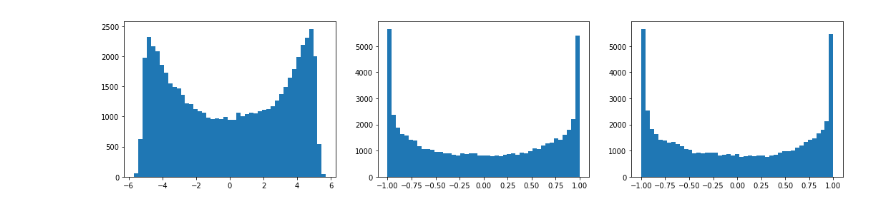
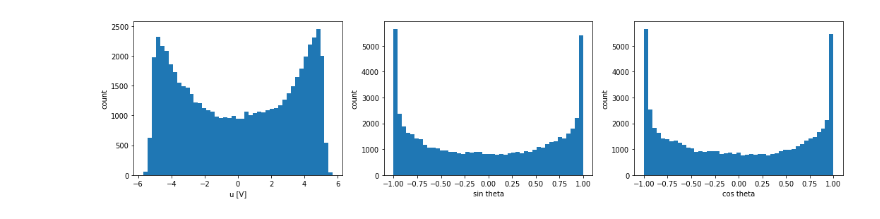
Before and after one commit to Mixxxxx358/NonlinearController, a Jupyter notebook: physical_nmpc_test.ipynb, the cells around one changed output. Drawn from its saved outputs; the diff is of its cells as text; code cells hidden in the pictures.

```diff
--- a/physical_nmpc_test.ipynb
+++ b/physical_nmpc_test.ipynb
@@ -253,11 +202,17 @@ range
 # %%
 fig = plt.figure(figsize=(18,4))
 plt.subplot(1,3,1)
 plt.hist(log_w[0,:], 45)
+plt.xlabel("u [V]")
+plt.ylabel("count")
 plt.subplot(1,3,2)
 plt.hist(log_q[0,:], 45)
+plt.xlabel("sin theta")
+plt.ylabel("count")
 plt.subplot(1,3,3)
 plt.hist(log_q[1,:], 45)
+plt.xlabel("cos theta")
+plt.ylabel("count")
 plt.show()
 # %% [output]
-[figure, old version]
+[figure, new version]
```
Also changed, not shown: parts of 12 cells of this notebook, 2 other files.
